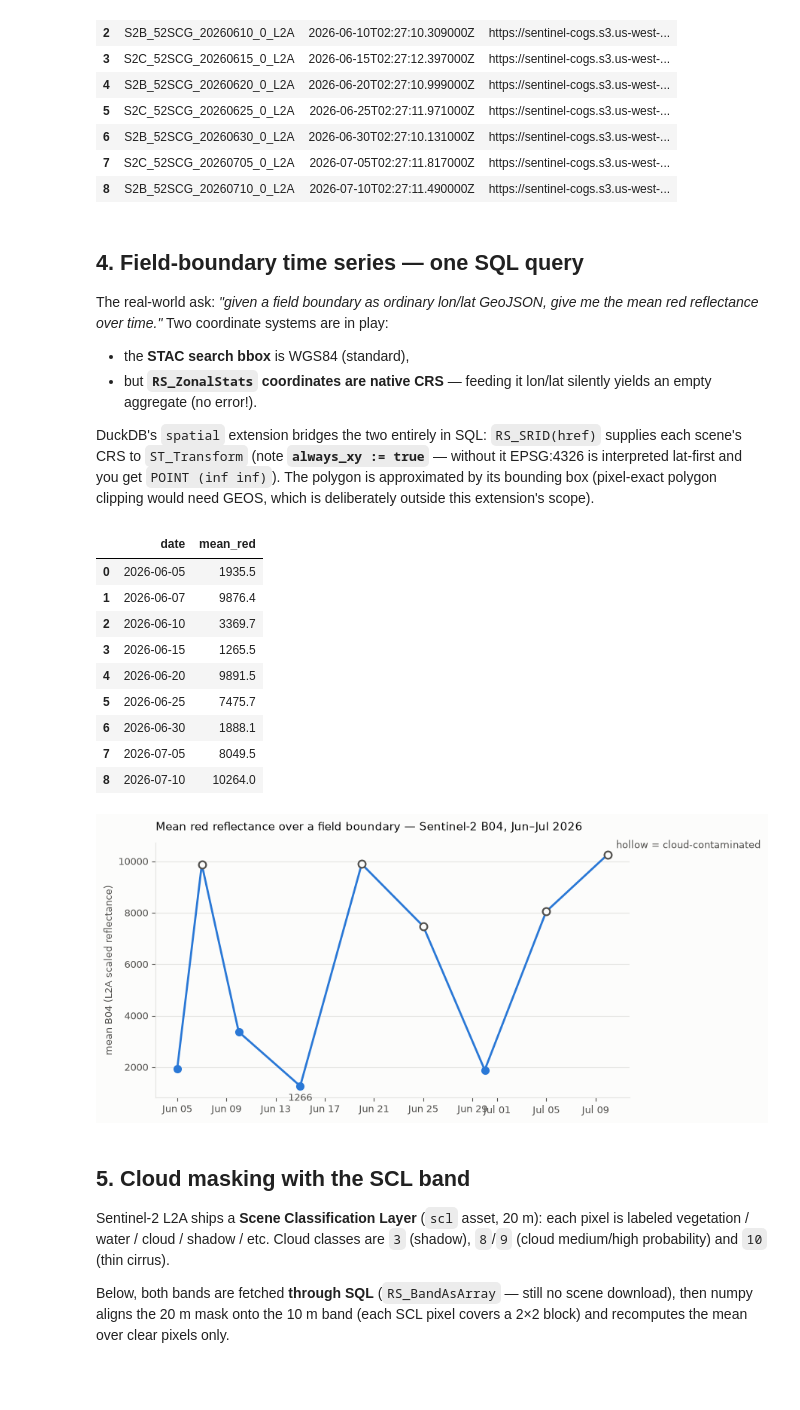
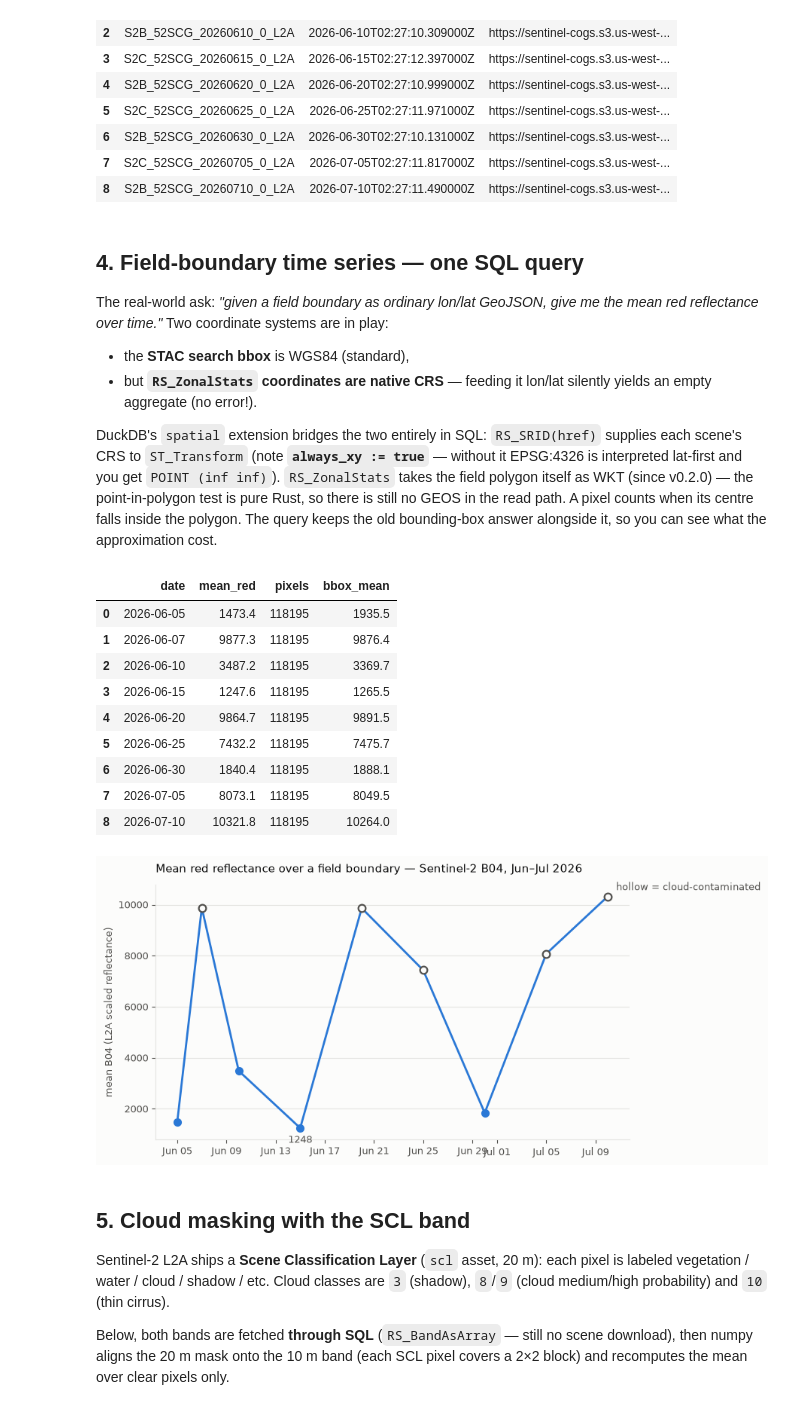
Before and after one commit to st-layer/duckdb-cog, a Jupyter notebook: examples/use-cases.ipynb, the cells around one changed output. Cells and saved outputs as stored; diff of their text form; code cells hidden in the pictures; blank space fills up the shorter version.

```diff
--- a/examples/use-cases.ipynb
+++ b/examples/use-cases.ipynb
@@ -125,44 +130,50 @@ the mean red reflectance over time."* Two coordinate systems are in play:
 DuckDB's `spatial` extension bridges the two entirely in SQL: `RS_SRID(href)`
 supplies each scene's CRS to `ST_Transform` (note **`always_xy := true`** —
 without it EPSG:4326 is interpreted lat-first and you get `POINT (inf inf)`).
-The polygon is approximated by its bounding box (pixel-exact polygon clipping
-would need GEOS, which is deliberately outside this extension's scope).
+`RS_ZonalStats` takes the field polygon itself as WKT (since v0.2.0) — the
+point-in-polygon test is pure Rust, so there is still no GEOS in the read path.
+A pixel counts when its centre falls inside the polygon. The query keeps the old
+bounding-box answer alongside it, so you can see what the approximation cost.
 # %%
 GEOJSON = '{"type":"Polygon","coordinates":[[[127.02,37.20],[127.05,37.21],[127.06,37.23],[127.03,37.24],[127.01,37.22],[127.02,37.20]]]}'
 
 ts = con.execute(f"""
     WITH scenes AS (
         SELECT datetime, href
         FROM read_stac_search('https://earth-search.aws.element84.com/v1/search',
                               collections := ['sentinel-2-l2a'],
                               bbox := [127.01, 37.20, 127.06, 37.24],
                               datetime := '2026-06-01T00:00:00Z/2026-07-13T00:00:00Z')
         WHERE asset_key = 'red'
     ),
     zoned AS (   -- reproject the GeoJSON into each scene's native CRS, in SQL
         SELECT datetime, href,
                ST_Transform(ST_GeomFromGeoJSON('{GEOJSON}'),
                             'EPSG:4326', 'EPSG:' || RS_SRID(href),
                             always_xy := true) AS g
         FROM scenes
     )
     SELECT CAST(datetime[:10] AS DATE) AS date,
-           round(RS_ZonalStats(href, [ST_XMin(g), ST_YMin(g), ST_XMax(g), ST_YMax(g)], 1, 'mean'), 1) AS mean_red
+           round(RS_ZonalStats(href, ST_AsText(g), 1, 'mean'), 1)            AS mean_red,
+           RS_ZonalStats(href, ST_AsText(g), 1, 'count')::BIGINT             AS pixels,
+           -- what the pre-0.2.0 bounding-box approximation would have returned
+           round(RS_ZonalStats(href, [ST_XMin(g), ST_YMin(g),
+                                      ST_XMax(g), ST_YMax(g)], 1, 'mean'), 1) AS bbox_mean
     FROM zoned
     ORDER BY date
 """).df()
 ts
 # %% [output]
-|  | date | mean_red |
-| 0 | 2026-06-05 | 1935.5 |
-| 1 | 2026-06-07 | 9876.4 |
-| 2 | 2026-06-10 | 3369.7 |
-| 3 | 2026-06-15 | 1265.5 |
-| 4 | 2026-06-20 | 9891.5 |
-| 5 | 2026-06-25 | 7475.7 |
-| 6 | 2026-06-30 | 1888.1 |
-| 7 | 2026-07-05 | 8049.5 |
-| 8 | 2026-07-10 | 10264.0 |
+|  | date | mean_red | pixels | bbox_mean |
+| 0 | 2026-06-05 | 1473.4 | 118195 | 1935.5 |
+| 1 | 2026-06-07 | 9877.3 | 118195 | 9876.4 |
+| 2 | 2026-06-10 | 3487.2 | 118195 | 3369.7 |
+| 3 | 2026-06-15 | 1247.6 | 118195 | 1265.5 |
+| 4 | 2026-06-20 | 9864.7 | 118195 | 9891.5 |
+| 5 | 2026-06-25 | 7432.2 | 118195 | 7475.7 |
+| 6 | 2026-06-30 | 1840.4 | 118195 | 1888.1 |
+| 7 | 2026-07-05 | 8073.1 | 118195 | 8049.5 |
+| 8 | 2026-07-10 | 10321.8 | 118195 | 10264.0 |
 # %%
 import matplotlib.pyplot as plt
 import matplotlib.dates as mdates
@@ -203,7 +214,7 @@ for side in ("left", "bottom"):
 plt.tight_layout()
 plt.show()
 # %% [output]
-[figure, old version]
+[figure, new version]
 # %% [markdown]
 ## 5. Cloud masking with the SCL band
 
```
Also changed, not shown: parts of 3 cells of this notebook, 5 other files.
